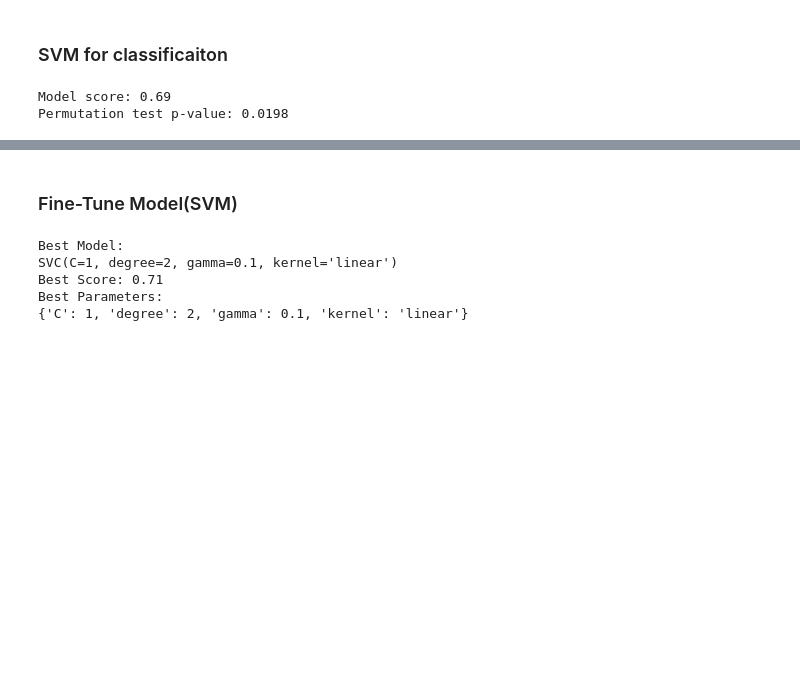
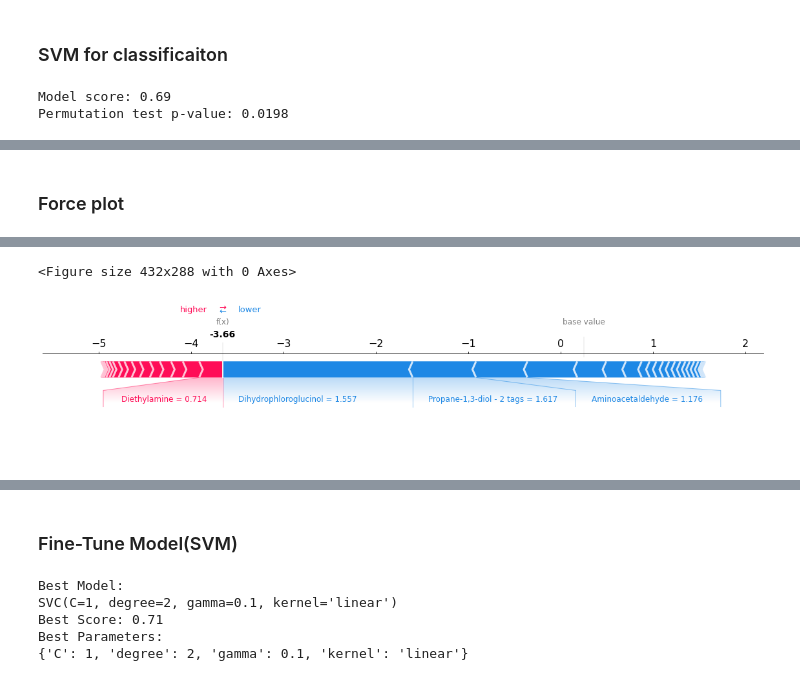
Before and after one commit to jamesleocodes/Diabetic_Retinopathy_ML, a Jupyter notebook: dR_ML.ipynb, the cells around one changed output, grey strips where cells are left out. Saved outputs shown, nothing was run; the diff lists cells and outputs as text; code cells hidden in the pictures; blank space fills up the shorter version.

```diff
--- a/dR_ML.ipynb
+++ b/dR_ML.ipynb
@@ -580,0 +505,26 @@ Permutation test p-value: 0.0198
+# %% [markdown]
+### Force plot
+# %%
+# Initialize JS visualization code
+shap.initjs()
+
+explainer = shap.TreeExplainer(model)
+
+# Calculate the SHAP values for the data
+shap_values = explainer.shap_values(x)
+
+#  let's create a force plot for the first instance in the data
+force_plot = shap.force_plot(explainer.expected_value, shap_values[0,:], x.iloc[0,:])
+
+# Create a new figure
+fig = plt.figure()
+
+# Plot the SHAP force plot
+shap.force_plot(explainer.expected_value, shap_values[0, :], x.iloc[0, :],matplotlib=True, show=False)
+
+# Save the figure
+plt.savefig('figures/force_plot.png', bbox_inches='tight', dpi=300)
+
+# # Show the SHAP force plot
+# shap.force_plot(explainer.expected_value, shap_values[0, :], x.iloc[0, :])
+# %% [output]
@@ -580,0 +532,2 @@ Permutation test p-value: 0.0198
+<Figure size 432x288 with 0 Axes>
+[figure, added]
```
Also changed, not shown: parts of 16 cells of this notebook, 3 other files.
